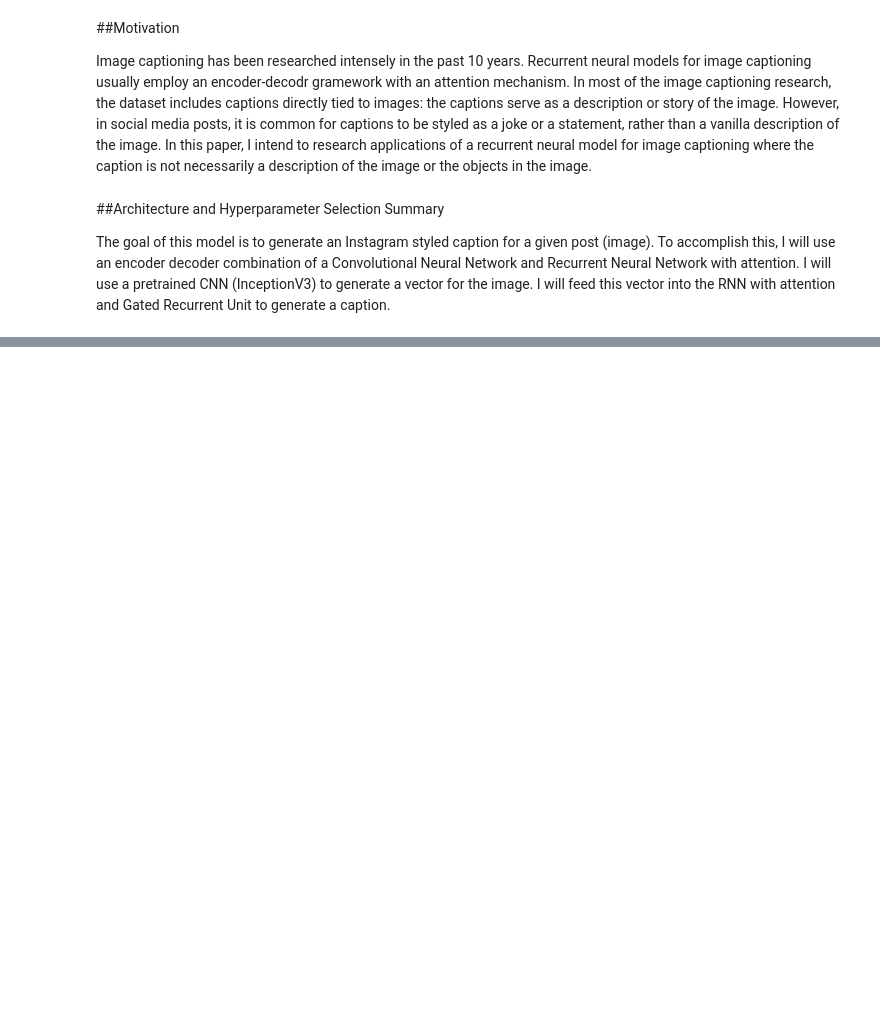
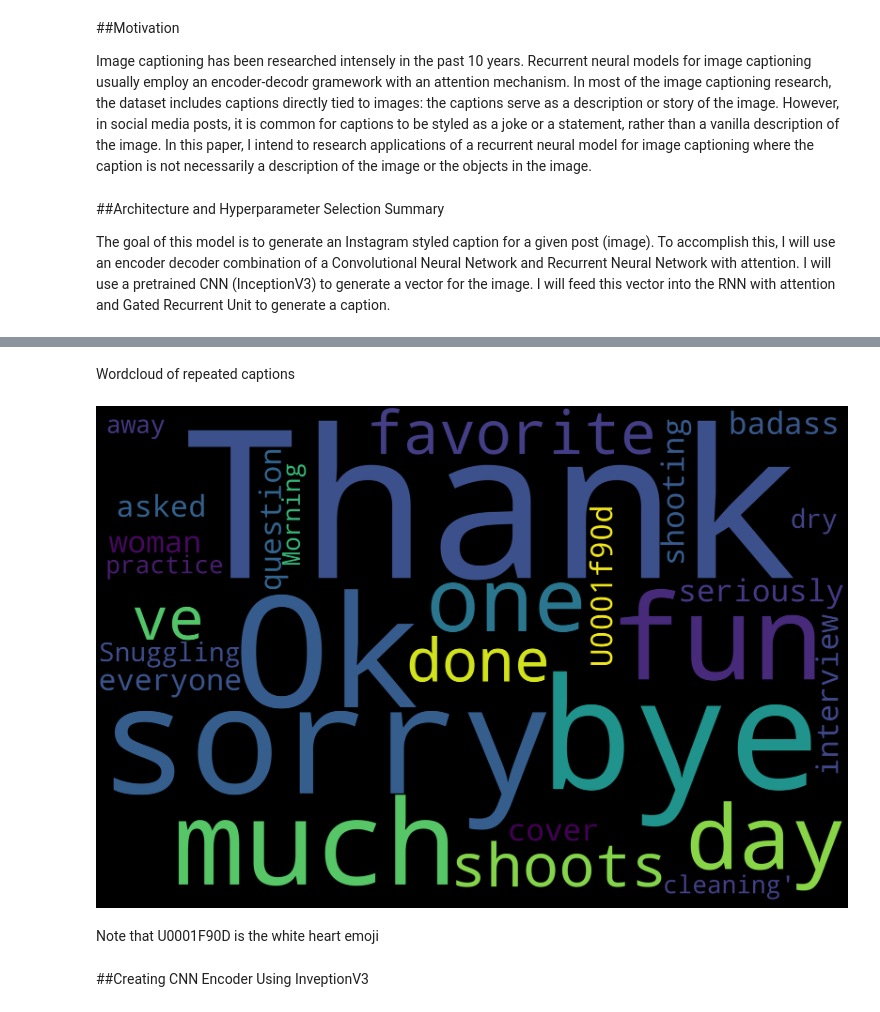
Before and after one commit to adamkhakhar/Post2Caption, a Jupyter notebook: Post2Caption.ipynb, the cells around one changed output, grey strips where cells are left out. Drawn from its saved outputs; the diff is of its cells as text; code cells hidden in the pictures; blank space fills up the shorter version.

```diff
--- a/Post2Caption.ipynb
+++ b/Post2Caption.ipynb
@@ -32,0 +60,3 @@ In the following module, I will clean and explore the data.
+# %%
+captions2 = pd.read_csv('captions_csv2.csv')
+captions2.head()
@@ -32,0 +70,3 @@ In the following module, I will clean and explore the data.
+# %%
+captions1.dropna(inplace=True)
+captions1.head()
@@ -32,0 +80,4 @@ In the following module, I will clean and explore the data.
+# %%
+captions2.dropna(inplace=True)
+captions2.rename(columns={'20516': 'Sr No', 'img2/insta20516': 'Image File', 'wHaT dAy Is It Even #stayhomeclub': 'Caption'}, inplace=True)
+captions2.head()
@@ -32,0 +96,3 @@ In the following module, I will clean and explore the data.
+# %%
+all_captions = pd.concat([captions1, captions2], axis=0)
+all_captions.shape
@@ -32,0 +172,2 @@ In the following module, I will clean and explore the data.
+# %% [markdown]
+Wordcloud of repeated captions
@@ -32,0 +179,21 @@ In the following module, I will clean and explore the data.
+# %%
+text = all_captions.Caption.values
+wordcloud = WordCloud(
+    width = 3000,
+    height = 2000,
+    background_color = 'black',
+    stopwords = STOPWORDS).generate(str(text))
+fig = plt.figure(
+    figsize = (40, 30),
+    facecolor = 'k',
+    edgecolor = 'k')
+plt.imshow(wordcloud, interpolation = 'bilinear')
+plt.axis('off')
+plt.tight_layout(pad=0)
+plt.show()
+# %% [output]
+[figure, added]
+# %% [markdown]
+Note that U0001F90D is the white heart emoji
+# %% [markdown]
+##Creating CNN Encoder Using InveptionV3
```
Also changed, not shown: parts of 19 cells of this notebook.
